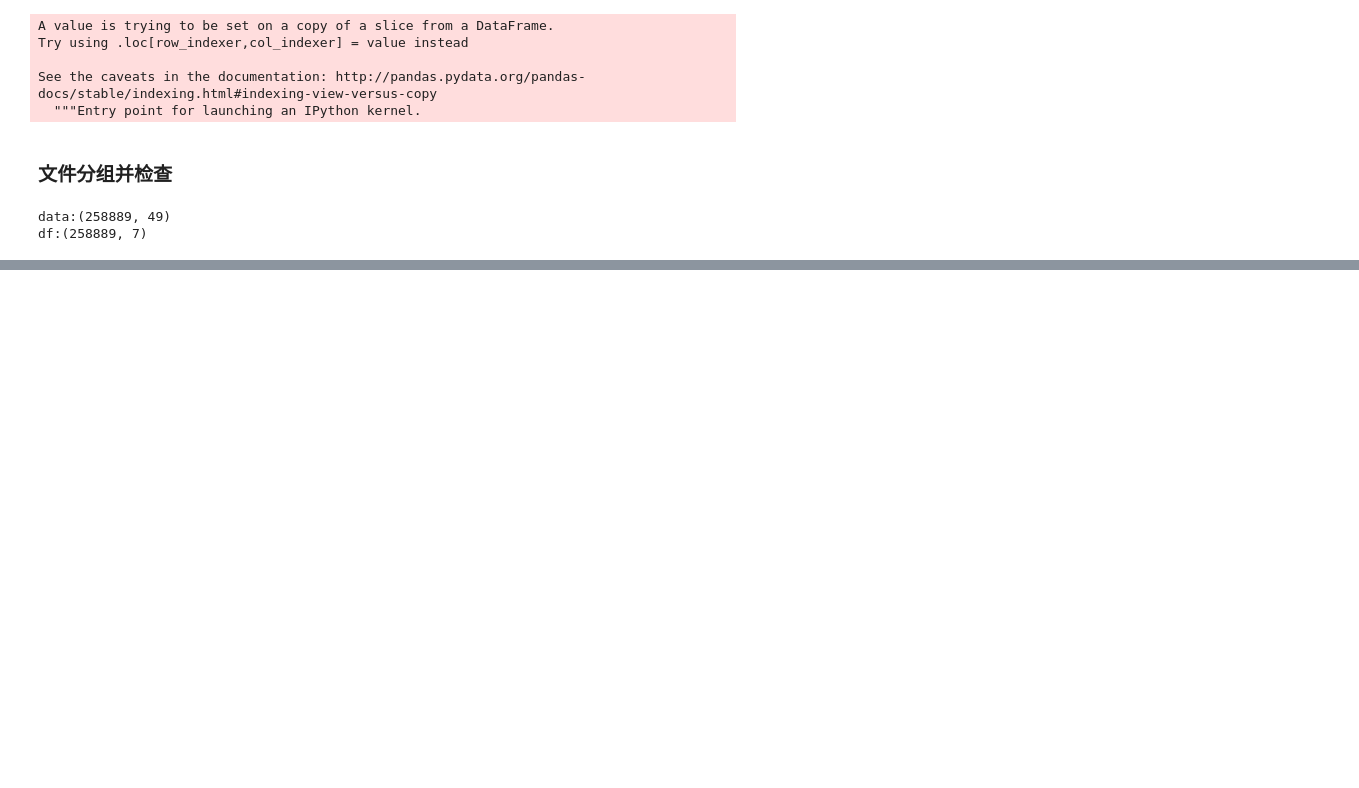
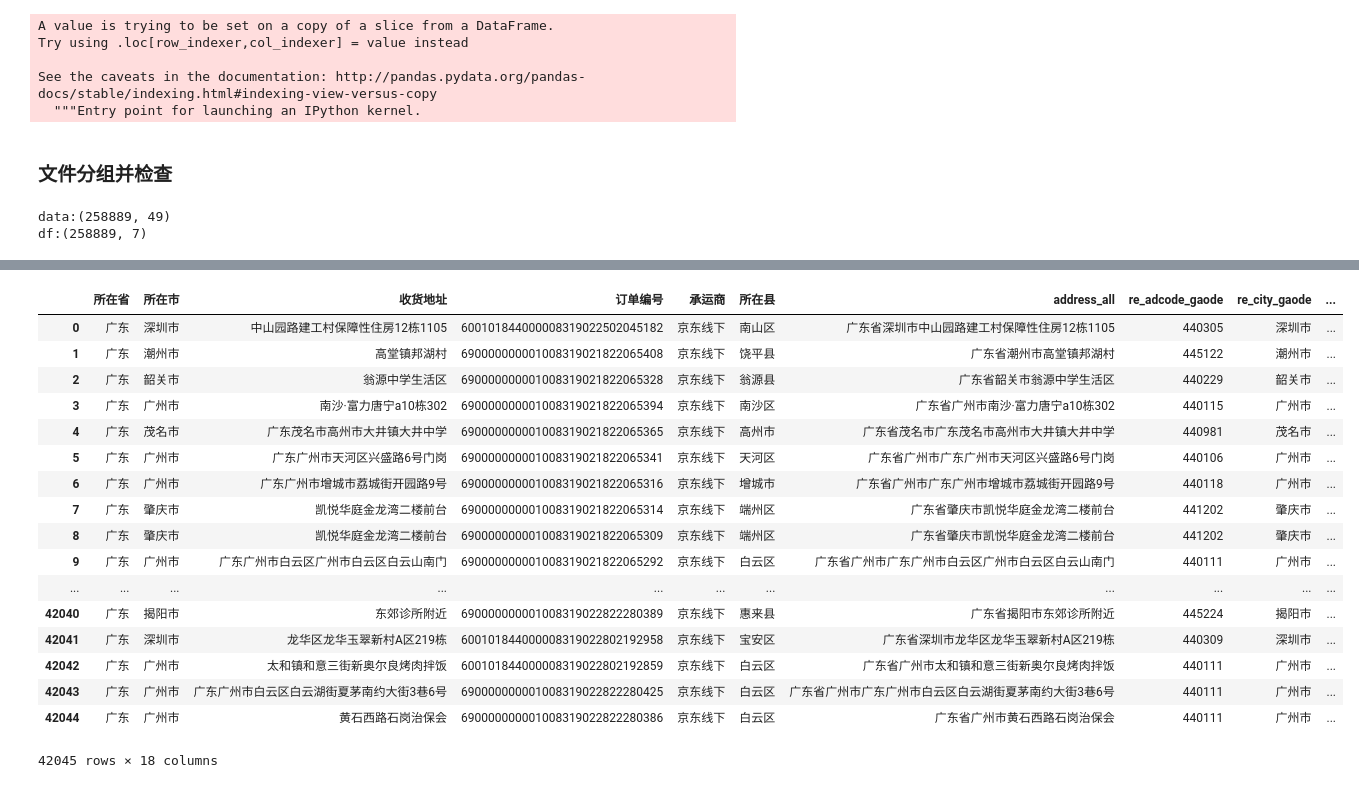
Before and after one commit to leidian99999/workbackup, a Jupyter notebook: 物流/经纬度/每月各承运商收货地址经纬度解析JDXX.ipynb, the cells around one changed output, grey strips where cells are left out. Saved outputs shown, nothing was run; the diff lists cells and outputs as text; code cells hidden in the pictures; blank space fills up the shorter version.

```diff
--- a/物流/经纬度/每月各承运商收货地址经纬度解析JDXX.ipynb
+++ b/物流/经纬度/每月各承运商收货地址经纬度解析JDXX.ipynb
@@ -113,7 +150,7 @@ ak_baidu = 'z3KEtliyTGvj0bFudEkz4GO0GN8eQQa5'
 date = "1902"
 fileName = "京东线下(承运商).xlsx"
 pinyin = "JDXX"
-mainpath = "G:\\work\\basic\\carriers\\"
+mainpath = "D:\\work\\basic\\carriers\\"
 inputpath = mainpath + date + "\\"
 data = pd.read_excel(inputpath + fileName)
 # %%
@@ -158,22 +195,22 @@ Try using .loc[row_indexer,col_indexer] = value instead
 See the caveats in the documentation: http://pandas.pydata.org/pandas-docs/stable/indexing.html#indexing-view-versus-copy
   """Entry point for launching an IPython kernel.
 # %%
-df1 = df[df["所在省"].isin(["广东"])]
-df2 = df[df["所在省"].isin(["山东"])]
-df3 = df[df["所在省"].isin(["河南"])]
+df1 = df[df["所在省"].isin(["广东"])].reset_index(drop=True)
+df2 = df[df["所在省"].isin(["山东"])].reset_index(drop=True)
+df3 = df[df["所在省"].isin(["河南"])].reset_index(drop=True)
 
-df4 = df[df["所在省"].isin(["江苏"])]
-df5 = df[df["所在省"].isin(["河北"])]
-df6 = df[df["所在省"].isin(["湖北"])]
-df7 = df[df["所在省"].isin(["北京"])]
-df8 = df[df["所在省"].isin(["湖南"])]
+df4 = df[df["所在省"].isin(["江苏"])].reset_index(drop=True)
+df5 = df[df["所在省"].isin(["河北"])].reset_index(drop=True)
+df6 = df[df["所在省"].isin(["湖北"])].reset_index(drop=True)
+df7 = df[df["所在省"].isin(["北京"])].reset_index(drop=True)
+df8 = df[df["所在省"].isin(["湖南"])].reset_index(drop=True)
 
-df9 = df[df["所在省"].isin(["浙江","上海"])]
-df10 = df[df["所在省"].isin(["四川","云南","广西"])]
-df11 = df[df["所在省"].isin(["辽宁","黑龙江","安徽"])]
-df12 = df[df["所在省"].isin(["陕西","山西"])]
+df9 = df[df["所在省"].isin(["浙江","上海"])].reset_index(drop=True)
+df10 = df[df["所在省"].isin(["四川","云南","广西"])].reset_index(drop=True)
+df11 = df[df["所在省"].isin(["辽宁","黑龙江","安徽"])].reset_index(drop=True)
+df12 = df[df["所在省"].isin(["陕西","山西"])].reset_index(drop=True)
 
-df13 = df[df["所在省"].isin(["吉林","内蒙古","重庆","江西","福建","贵州","甘肃","天津","宁夏","海南","青海","西藏","新疆"])]
+df13 = df[df["所在省"].isin(["吉林","内蒙古","重庆","江西","福建","贵州","甘肃","天津","宁夏","海南","青海","西藏","新疆"])].reset_index(drop=True)
 # %% [markdown]
 ### 文件分组并检查
 # %%
@@ -187,2 +227,23 @@ data1_gaode = parse_gaode(df1,df1["address_all"])
+# %%
+data1_gaode
+# %% [output]
+|  | 所在省 | 所在市 | 收货地址 | 订单编号 | 承运商 | 所在县 | address_all | re_adcode_gaode | re_city_gaode | ... |
+| 0 | 广东 | 深圳市 | 中山园路建工村保障性住房12栋1105 | 600101844000008319022502045182 | 京东线下 | 南山区 | 广东省深圳市中山园路建工村保障性住房12栋1105 | 440305 | 深圳市 | ... |
+| 1 | 广东 | 潮州市 | 高堂镇邦湖村 | 690000000001008319021822065408 | 京东线下 | 饶平县 | 广东省潮州市高堂镇邦湖村 | 445122 | 潮州市 | ... |
+| 2 | 广东 | 韶关市 | 翁源中学生活区 | 690000000001008319021822065328 | 京东线下 | 翁源县 | 广东省韶关市翁源中学生活区 | 440229 | 韶关市 | ... |
+| 3 | 广东 | 广州市 | 南沙·富力唐宁a10栋302 | 690000000001008319021822065394 | 京东线下 | 南沙区 | 广东省广州市南沙·富力唐宁a10栋302 | 440115 | 广州市 | ... |
+| 4 | 广东 | 茂名市 | 广东茂名市高州市大井镇大井中学 | 690000000001008319021822065365 | 京东线下 | 高州市 | 广东省茂名市广东茂名市高州市大井镇大井中学 | 440981 | 茂名市 | ... |
+| 5 | 广东 | 广州市 | 广东广州市天河区兴盛路6号门岗 | 690000000001008319021822065341 | 京东线下 | 天河区 | 广东省广州市广东广州市天河区兴盛路6号门岗 | 440106 | 广州市 | ... |
+| 6 | 广东 | 广州市 | 广东广州市增城市荔城街开园路9号 | 690000000001008319021822065316 | 京东线下 | 增城市 | 广东省广州市广东广州市增城市荔城街开园路9号 | 440118 | 广州市 | ... |
+| 7 | 广东 | 肇庆市 | 凯悦华庭金龙湾二楼前台 | 690000000001008319021822065314 | 京东线下 | 端州区 | 广东省肇庆市凯悦华庭金龙湾二楼前台 | 441202 | 肇庆市 | ... |
+| 8 | 广东 | 肇庆市 | 凯悦华庭金龙湾二楼前台 | 690000000001008319021822065309 | 京东线下 | 端州区 | 广东省肇庆市凯悦华庭金龙湾二楼前台 | 441202 | 肇庆市 | ... |
+| 9 | 广东 | 广州市 | 广东广州市白云区广州市白云区白云山南门 | 690000000001008319021822065292 | 京东线下 | 白云区 | 广东省广州市广东广州市白云区广州市白云区白云山南门 | 440111 | 广州市 | ... |
+| ... | ... | ... | ... | ... | ... | ... | ... | ... | ... | ... |
+| 42040 | 广东 | 揭阳市 | 东郊诊所附近 | 690000000001008319022822280389 | 京东线下 | 惠来县 | 广东省揭阳市东郊诊所附近 | 445224 | 揭阳市 | ... |
+| 42041 | 广东 | 深圳市 | 龙华区龙华玉翠新村A区219栋 | 600101844000008319022802192958 | 京东线下 | 宝安区 | 广东省深圳市龙华区龙华玉翠新村A区219栋 | 440309 | 深圳市 | ... |
+| 42042 | 广东 | 广州市 | 太和镇和意三街新奥尔良烤肉拌饭 | 600101844000008319022802192859 | 京东线下 | 白云区 | 广东省广州市太和镇和意三街新奥尔良烤肉拌饭 | 440111 | 广州市 | ... |
+| 42043 | 广东 | 广州市 | 广东广州市白云区白云湖街夏茅南约大街3巷6号 | 690000000001008319022822280425 | 京东线下 | 白云区 | 广东省广州市广东广州市白云区白云湖街夏茅南约大街3巷6号 | 440111 | 广州市 | ... |
+| 42044 | 广东 | 广州市 | 黄石西路石岗治保会 | 690000000001008319022822280386 | 京东线下 | 白云区 | 广东省广州市黄石西路石岗治保会 | 440111 | 广州市 | ... |
+42045 rows × 18 columns
 # %%
 data2_gaode = parse_gaode(df2,df2["address_all"])
```
Also changed, not shown: parts of 14 cells of this notebook, 3 other files.
